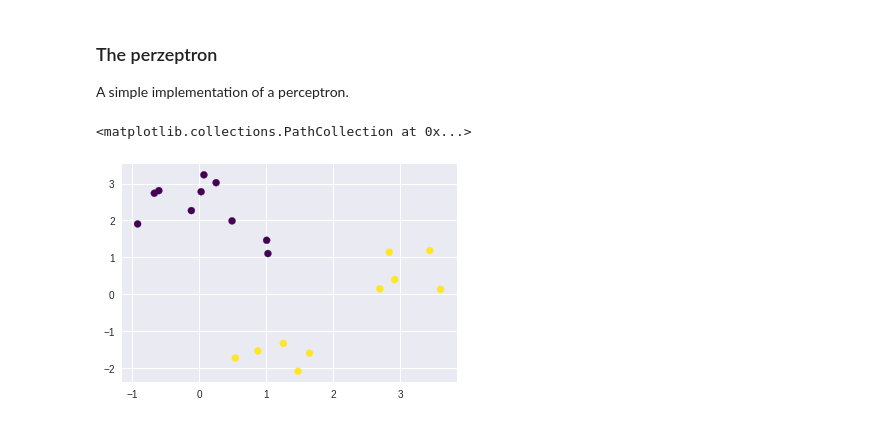
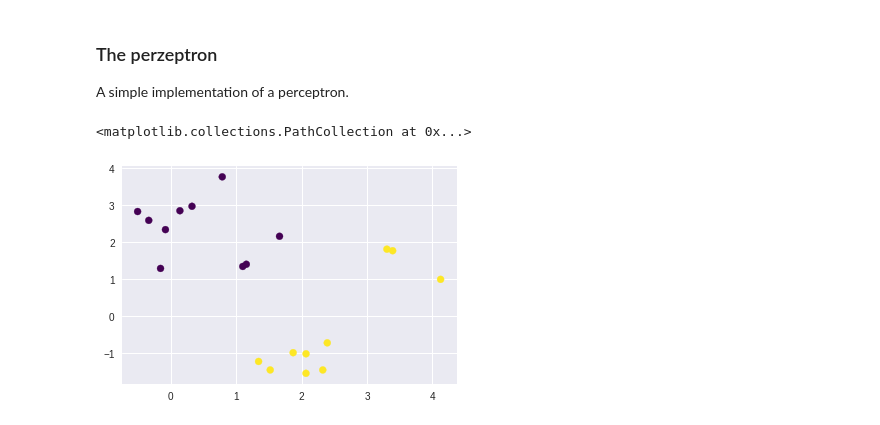
Before and after one commit to oduerr/ml-playground, a Jupyter notebook: python/perceptron/perceptron.ipynb, the cells around one changed output. Cells and saved outputs as stored; diff of their text form; code cells hidden in the pictures.

```diff
--- a/python/perceptron/perceptron.ipynb
+++ b/python/perceptron/perceptron.ipynb
@@ -7,32 +7,32 @@ A simple implementation of a perceptron.
 # %%
 import random
 from sklearn.datasets import make_classification
 import numpy as np
 import matplotlib.pyplot as plt
 from matplotlib.colors import ListedColormap
 
 # training data
 random.seed(42)
 X, y = make_classification(n_samples=20,
                            n_features=2,
                            n_redundant=0,
                            n_informative=2,
                            random_state=random.randint(0,1000),
                            n_clusters_per_class=1,
                            class_sep=1.31)
-rng = np.random.RandomState(2)
+#rng = np.random.RandomState(2)
 X += 2 * rng.uniform(size=X.shape)
 n = np.shape(X)[0] # number of data points
 y[y==0] = -1
 
 
 # Plotting of the training data
 %matplotlib inline
 plt.viridis()
 plt.scatter(X[:, 0], X[:, 1], c=y)
 # %% [output]
 <matplotlib.collections.PathCollection at 0x...>
-[figure, old version]
+[figure, new version]
 # %%
 def loss(X,y,w,b):
   loss = 0
```
Also changed, not shown: parts of 1 cell of this notebook.
